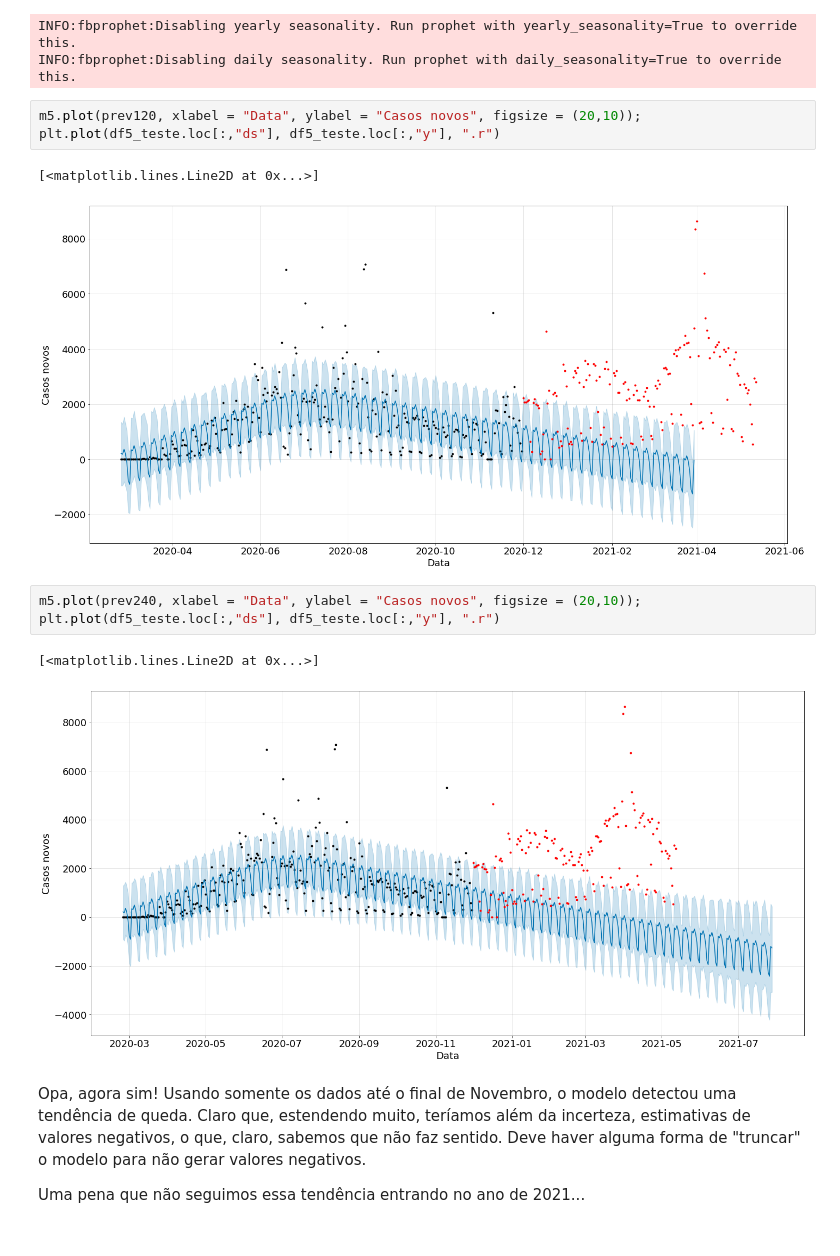
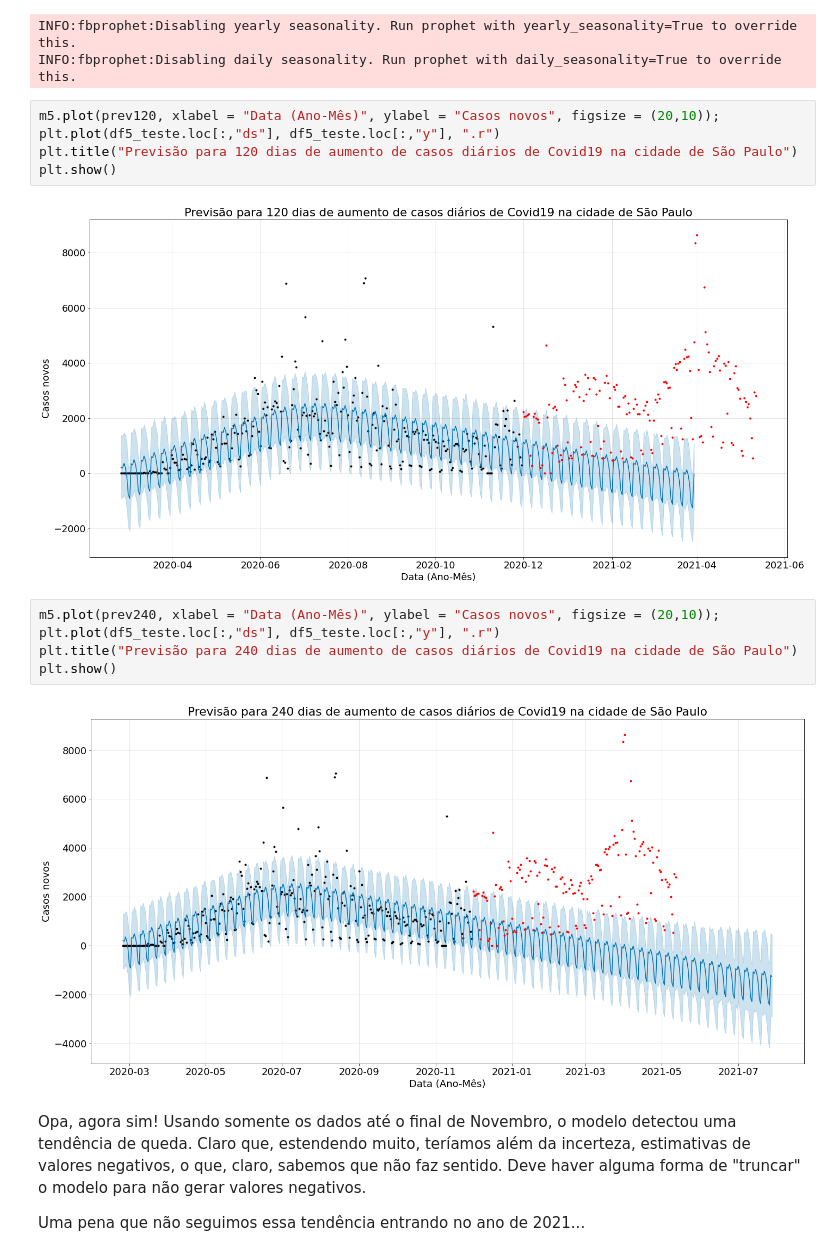
Before and after one commit to RPGraciotti/BootCampAlura, a Jupyter notebook: Modulo_3/Aula_2_primeiras_previsoes.ipynb, the cells around one changed output. Saved outputs shown, nothing was run; the diff lists cells and outputs as text.

```diff
--- a/Modulo_3/Aula_2_primeiras_previsoes.ipynb
+++ b/Modulo_3/Aula_2_primeiras_previsoes.ipynb
@@ -352,17 +372,19 @@ prev240 = m5.predict(df_f240)
 INFO:fbprophet:Disabling yearly seasonality. Run prophet with yearly_seasonality=True to override this.
 INFO:fbprophet:Disabling daily seasonality. Run prophet with daily_seasonality=True to override this.
 # %%
-m5.plot(prev120, xlabel = "Data", ylabel = "Casos novos", figsize = (20,10));
+m5.plot(prev120, xlabel = "Data (Ano-Mês)", ylabel = "Casos novos", figsize = (20,10));
 plt.plot(df5_teste.loc[:,"ds"], df5_teste.loc[:,"y"], ".r")
+plt.title("Previsão para 120 dias de aumento de casos diários de Covid19 na cidade de São Paulo")
+plt.show()
 # %% [output]
-[<matplotlib.lines.Line2D at 0x...>]
-[figure, old version]
+[figure, new version]
 # %%
-m5.plot(prev240, xlabel = "Data", ylabel = "Casos novos", figsize = (20,10));
+m5.plot(prev240, xlabel = "Data (Ano-Mês)", ylabel = "Casos novos", figsize = (20,10));
 plt.plot(df5_teste.loc[:,"ds"], df5_teste.loc[:,"y"], ".r")
+plt.title("Previsão para 240 dias de aumento de casos diários de Covid19 na cidade de São Paulo")
+plt.show()
 # %% [output]
-[<matplotlib.lines.Line2D at 0x...>]
-[figure, old version]
+[figure, new version]
 # %% [markdown]
 Opa, agora sim! Usando somente os dados até o final de Novembro, o modelo detectou uma tendência de queda. Claro que, estendendo muito, teríamos além da incerteza, estimativas de valores negativos, o que, claro, sabemos que não faz sentido. Deve haver alguma forma de "truncar" o modelo para não gerar valores negativos.
 
```
Also changed, not shown: parts of 19 cells of this notebook.
